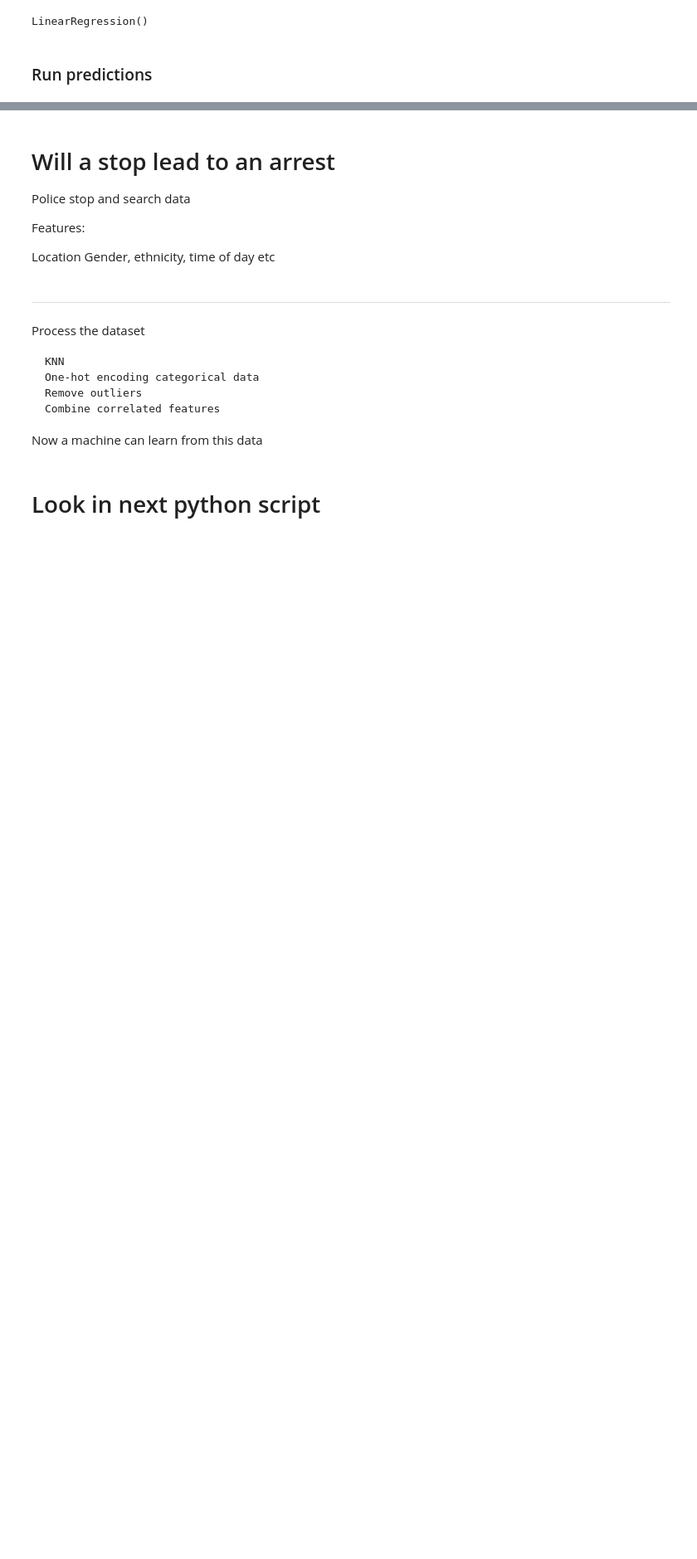
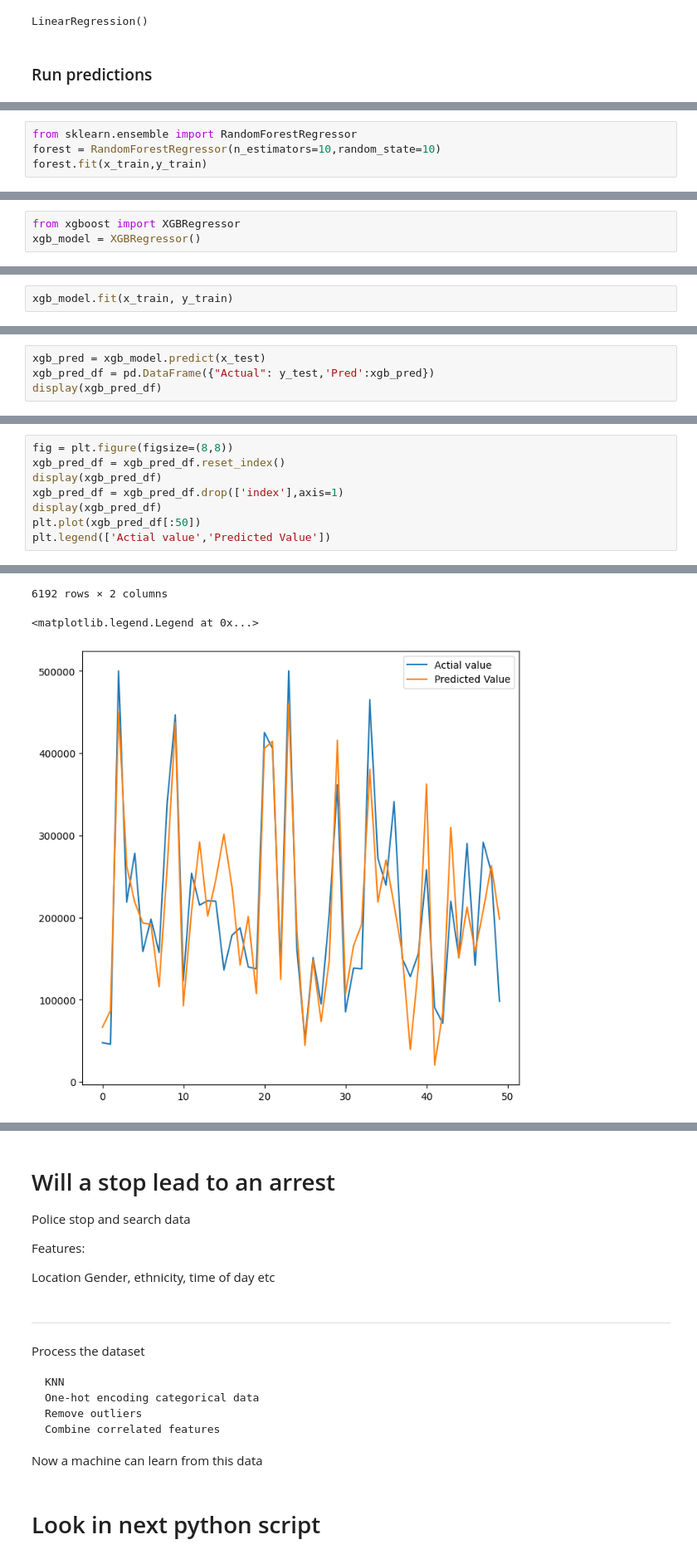
Before and after one commit to Luke-Papas/My-Python-Project-Public, a Jupyter notebook: Housing-price-prediction.ipynb, the cells around one changed output, grey strips where cells are left out. Shown: that part at 83% size. Drawn from its saved outputs; the diff is of its cells as text; blank space fills up the shorter version.

```diff
--- a/Housing-price-prediction.ipynb
+++ b/Housing-price-prediction.ipynb
@@ -472,0 +555,4 @@ NameError: name 'y_predictions_test' is not defined
+# %%
+from sklearn.ensemble import RandomForestRegressor
+forest = RandomForestRegressor(n_estimators=10,random_state=10)
+forest.fit(x_train,y_train)
@@ -472,0 +596,3 @@ NameError: name 'y_predictions_test' is not defined
+# %%
+from xgboost import XGBRegressor
+xgb_model = XGBRegressor()
@@ -472,0 +601,2 @@ NameError: name 'y_predictions_test' is not defined
+# %%
+xgb_model.fit(x_train, y_train)
@@ -472,0 +617,4 @@ NameError: name 'y_predictions_test' is not defined
+# %%
+xgb_pred = xgb_model.predict(x_test)
+xgb_pred_df = pd.DataFrame({"Actual": y_test,'Pred':xgb_pred})
+display(xgb_pred_df)
@@ -472,0 +637,9 @@ NameError: name 'y_predictions_test' is not defined
+# %%
+fig = plt.figure(figsize=(8,8))
+xgb_pred_df = xgb_pred_df.reset_index()
+display(xgb_pred_df)
+xgb_pred_df = xgb_pred_df.drop(['index'],axis=1)
+display(xgb_pred_df)
+plt.plot(xgb_pred_df[:50])
+plt.legend(['Actial value','Predicted Value'])
+# %% [output]
@@ -472,0 +671,3 @@ NameError: name 'y_predictions_test' is not defined
+6192 rows × 2 columns
+<matplotlib.legend.Legend at 0x...>
+[figure, added]
```
Also changed, not shown: parts of 46 cells of this notebook, 2 other files.
